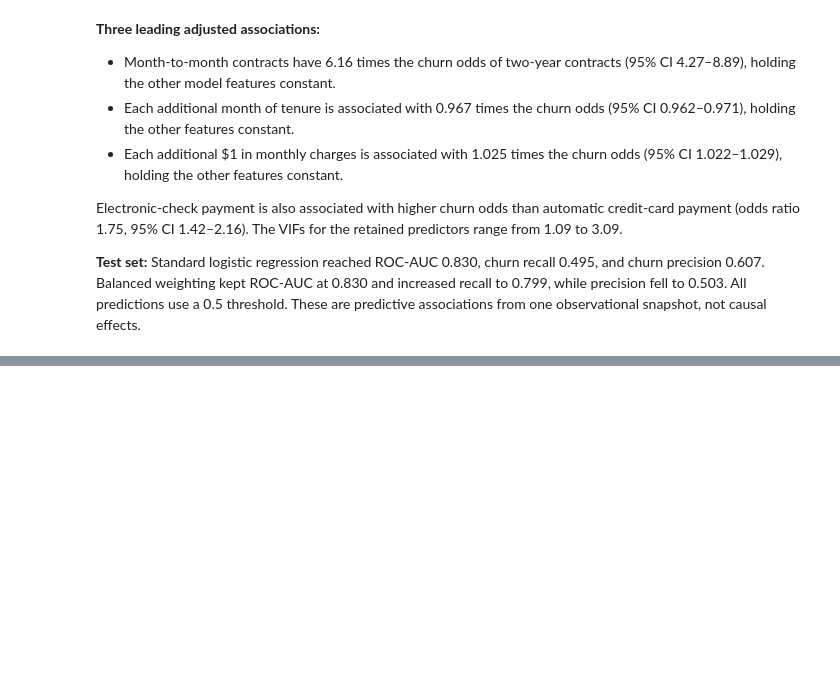
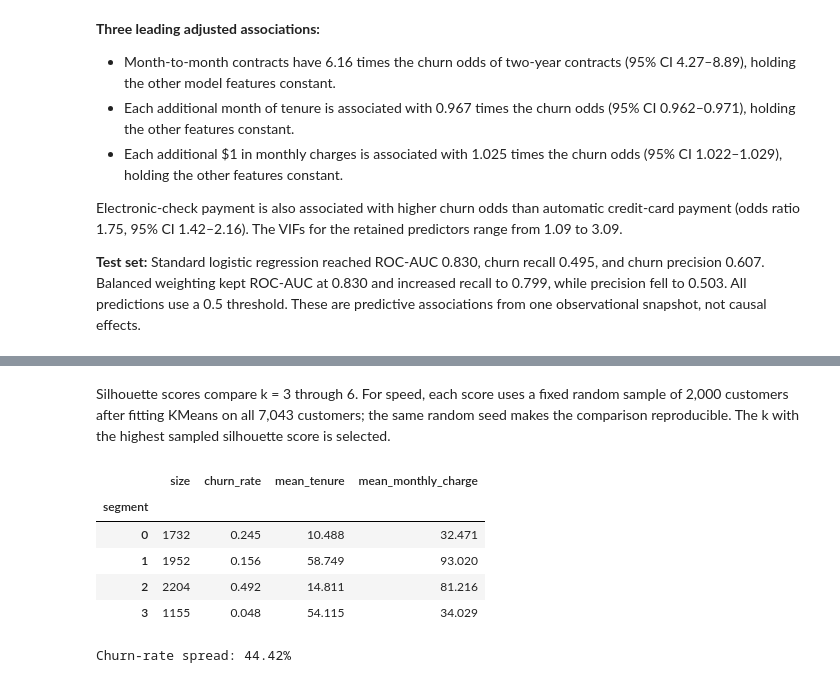
Before and after one commit to adhil-51006/telco-churn-analysis, a Jupyter notebook: churn_analysis.ipynb, the cells around one changed output, grey strips where cells are left out. Cells and saved outputs as stored; diff of their text form; code cells hidden in the pictures; blank space fills up the shorter version.

Commit message:
Step 5: Segment customers and profile churn

```diff
--- a/churn_analysis.ipynb
+++ b/churn_analysis.ipynb
@@ -385,0 +390,20 @@ Electronic-check payment is also associated with higher churn odds than automati
+# %%
+from sklearn.cluster import KMeans
+from sklearn.metrics import silhouette_score
+
+segment_features = df[["tenure", "MonthlyCharges"]]
+scaled_segments = StandardScaler().fit_transform(segment_features)
+print("Scaled means:", scaled_segments.mean(axis=0).round(3))
+print("Scaled standard deviations:", scaled_segments.std(axis=0).round(3))
+
+segment_models = {}
+scores = []
+for k in range(3, 7):
+    model = KMeans(n_clusters=k, random_state=RANDOM_SEED, n_init=10).fit(scaled_segments)
+    segment_models[k] = model
+    score = silhouette_score(scaled_segments, model.labels_, sample_size=2000, random_state=RANDOM_SEED)
+    scores.append({"k": k, "silhouette": score})
+score_table = pd.DataFrame(scores)
+chosen_k = int(score_table.loc[score_table["silhouette"].idxmax(), "k"])
+display(score_table.round(3))
+print(f"Chosen k: {chosen_k}")
@@ -385,0 +419,21 @@ Electronic-check payment is also associated with higher churn odds than automati
+# %% [markdown]
+Silhouette scores compare k = 3 through 6. For speed, each score uses a fixed random sample of 2,000 customers after fitting KMeans on all 7,043 customers; the same random seed makes the comparison reproducible. The k with the highest sampled silhouette score is selected.
+# %%
+df["segment"] = segment_models[chosen_k].labels_
+segment_profile = df.groupby("segment").agg(
+    size=("Churn", "size"),
+    churn_rate=("Churn", lambda values: values.eq("Yes").mean()),
+    mean_tenure=("tenure", "mean"),
+    mean_monthly_charge=("MonthlyCharges", "mean"),
+)
+assert segment_profile["size"].sum() == len(df)
+display(segment_profile.round(3))
+print(f"Churn-rate spread: {(segment_profile['churn_rate'].max() - segment_profile['churn_rate'].min()):.2%}")
+# %% [output]
+|  | size | churn_rate | mean_tenure | mean_monthly_charge |
+| segment |  |  |  |  |
+| 0 | 1732 | 0.245 | 10.488 | 32.471 |
+| 1 | 1952 | 0.156 | 58.749 | 93.020 |
+| 2 | 2204 | 0.492 | 14.811 | 81.216 |
+| 3 | 1155 | 0.048 | 54.115 | 34.029 |
+Churn-rate spread: 44.42%
```
Also changed, not shown: parts of 3 cells of this notebook.
